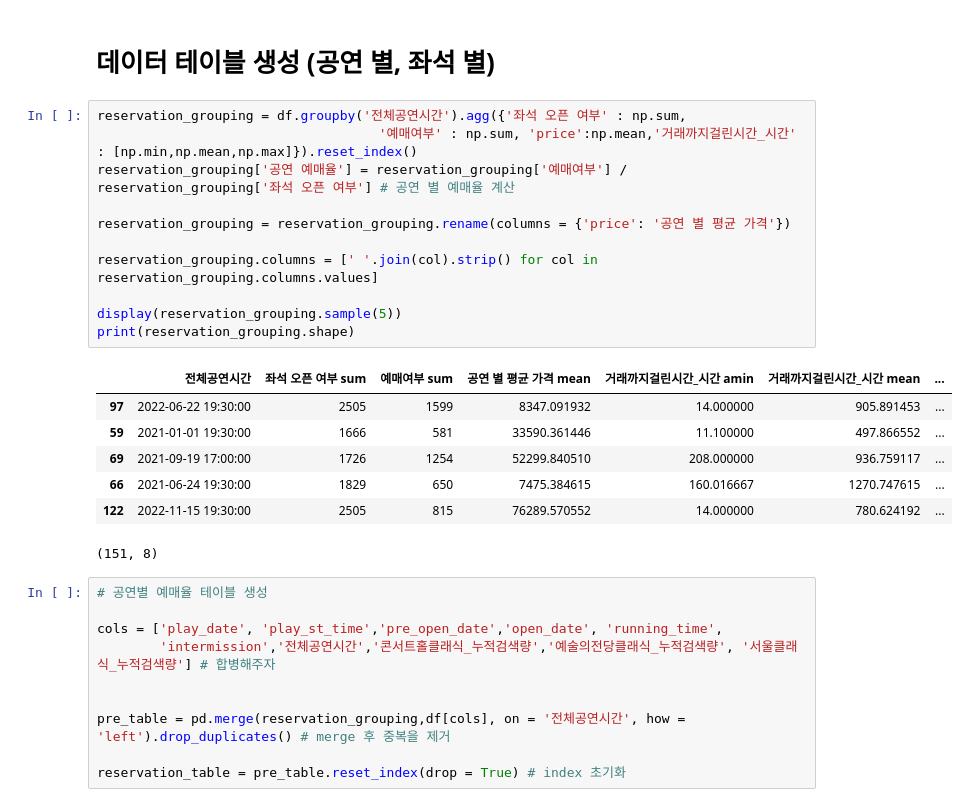
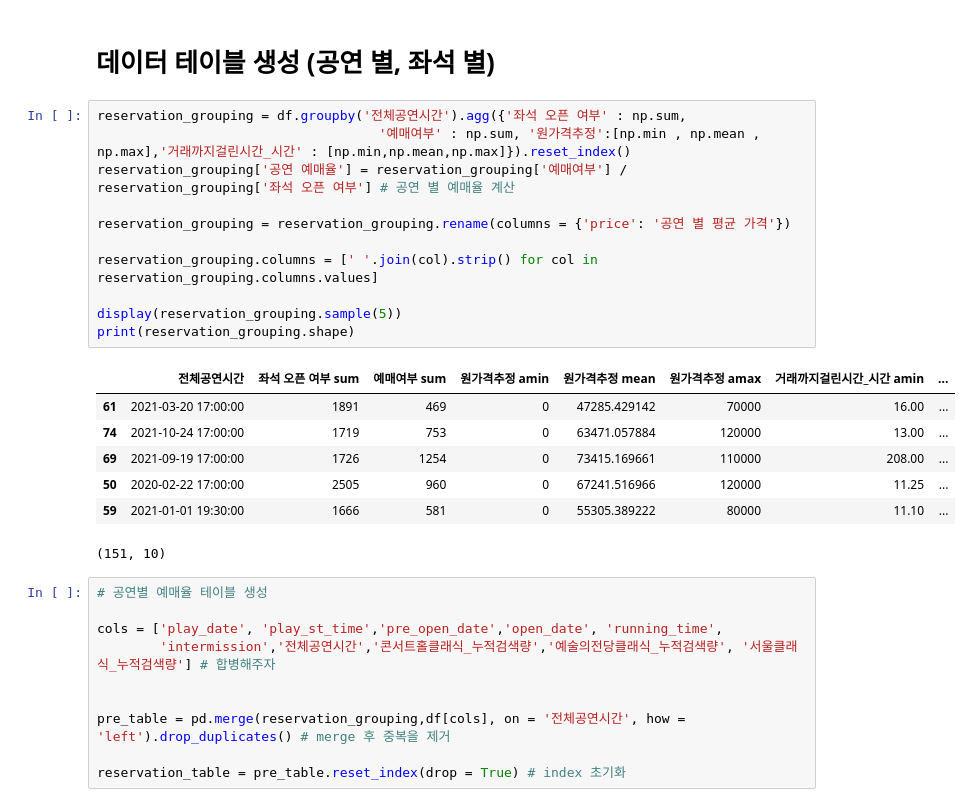
Before and after one commit to yonghyeun/BigContest-CocenrtHall, a Jupyter notebook: preprocessing/10. 공연 별, 좌석 별 요약 테이블 생성.ipynb, the cells around one changed output. Cells and saved outputs as stored; diff of their text form.

```diff
--- a/preprocessing/10. 공연 별, 좌석 별 요약 테이블 생성.ipynb
+++ b/preprocessing/10. 공연 별, 좌석 별 요약 테이블 생성.ipynb
@@ -27,23 +27,23 @@ print(df.shape)
 # **데이터 테이블 생성 (공연 별, 좌석 별)**
 # %%
 reservation_grouping = df.groupby('전체공연시간').agg({'좌석 오픈 여부' : np.sum,
-                                    '예매여부' : np.sum, 'price':np.mean,'거래까지걸린시간_시간' : [np.min,np.mean,np.max]}).reset_index()
+                                    '예매여부' : np.sum, '원가격추정':[np.min , np.mean , np.max],'거래까지걸린시간_시간' : [np.min,np.mean,np.max]}).reset_index()
 reservation_grouping['공연 예매율'] = reservation_grouping['예매여부'] / reservation_grouping['좌석 오픈 여부'] # 공연 별 예매율 계산
 
 reservation_grouping = reservation_grouping.rename(columns = {'price': '공연 별 평균 가격'})
 
 reservation_grouping.columns = [' '.join(col).strip() for col in reservation_grouping.columns.values]
 
 display(reservation_grouping.sample(5))
 print(reservation_grouping.shape)
 # %% [output]
-|  | 전체공연시간 | 좌석 오픈 여부 sum | 예매여부 sum | 공연 별 평균 가격 mean | 거래까지걸린시간_시간 amin | 거래까지걸린시간_시간 mean | ... |
-| 97 | 2022-06-22 19:30:00 | 2505 | 1599 | 8347.091932 | 14.000000 | 905.891453 | ... |
-| 59 | 2021-01-01 19:30:00 | 1666 | 581 | 33590.361446 | 11.100000 | 497.866552 | ... |
-| 69 | 2021-09-19 17:00:00 | 1726 | 1254 | 52299.840510 | 208.000000 | 936.759117 | ... |
-| 66 | 2021-06-24 19:30:00 | 1829 | 650 | 7475.384615 | 160.016667 | 1270.747615 | ... |
-| 122 | 2022-11-15 19:30:00 | 2505 | 815 | 76289.570552 | 14.000000 | 780.624192 | ... |
+|  | 전체공연시간 | 좌석 오픈 여부 sum | 예매여부 sum | 원가격추정 amin | 원가격추정 mean | 원가격추정 amax | 거래까지걸린시간_시간 amin | ... |
+| 61 | 2021-03-20 17:00:00 | 1891 | 469 | 0 | 47285.429142 | 70000 | 16.00 | ... |
+| 74 | 2021-10-24 17:00:00 | 1719 | 753 | 0 | 63471.057884 | 120000 | 13.00 | ... |
+| 69 | 2021-09-19 17:00:00 | 1726 | 1254 | 0 | 73415.169661 | 110000 | 208.00 | ... |
+| 50 | 2020-02-22 17:00:00 | 2505 | 960 | 0 | 67241.516966 | 120000 | 11.25 | ... |
+| 59 | 2021-01-01 19:30:00 | 1666 | 581 | 0 | 55305.389222 | 80000 | 11.10 | ... |
-(151, 8)
+(151, 10)
 # %%
 # 공연별 예매율 테이블 생성
 
```
Also changed, not shown: parts of 4 cells of this notebook, 1 other file.
